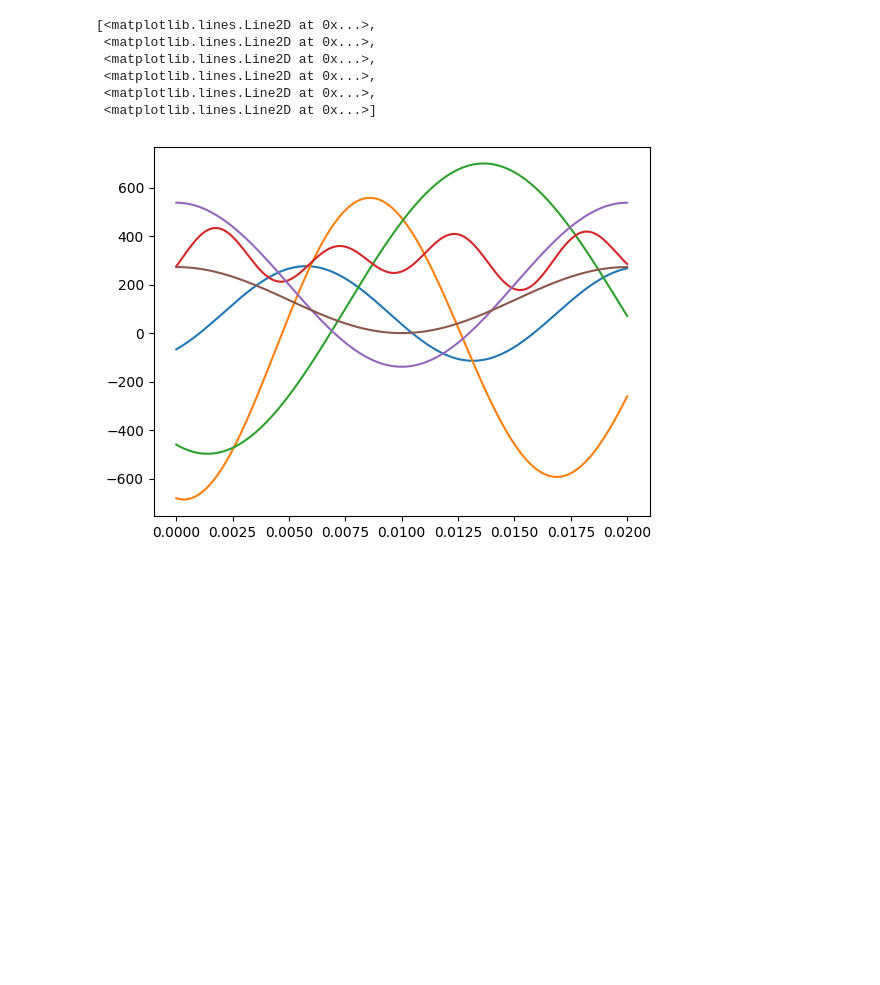
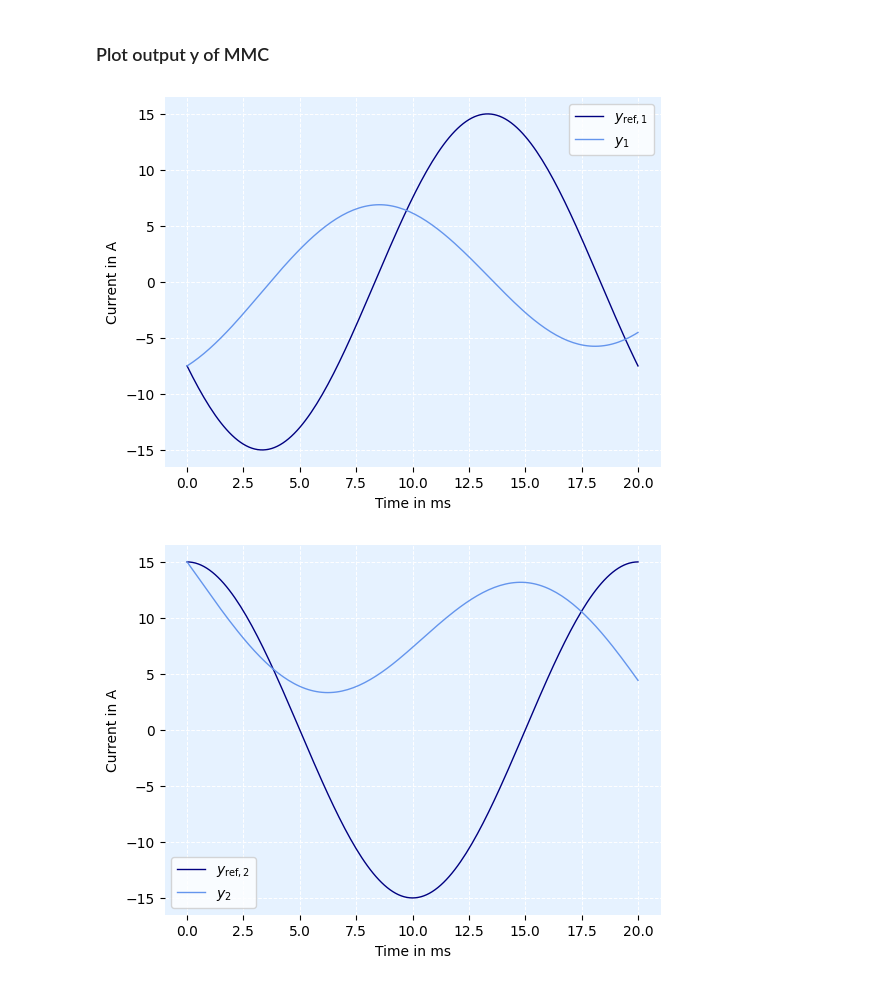
Before and after one commit to skeilbach/MathSEE, a Jupyter notebook: test_notebook.ipynb, the cells around one changed output. Cells and saved outputs as stored; diff of their text form; code cells hidden in the pictures; blank space fills up the shorter version.

Commit message:
Finished modeling and added images

```diff
--- a/test_notebook.ipynb
+++ b/test_notebook.ipynb
@@ -277,10 +211,40 @@ plt.legend()
-# %%
-plt.plot(t_eval,[control_vector(t,p_optimised) for t in t_eval])
-# %% [output]
-[<matplotlib.lines.Line2D at 0x...>,
- <matplotlib.lines.Line2D at 0x...>,
- <matplotlib.lines.Line2D at 0x...>,
- <matplotlib.lines.Line2D at 0x...>,
- <matplotlib.lines.Line2D at 0x...>,
- <matplotlib.lines.Line2D at 0x...>]
-[figure, removed]
+# %% [markdown]
+### Plot output y of MMC
+# %%
+#save optimised parameters
+p_optimised = p_result.x
+#print(p_optimised)
+
+#Compare y calculated with control vector with optimised parameters to y_ref
+y_sol_optimised_p = y_sol(p=p_optimised,x0=x_tilde0,A_tilde=A,B_tilde=B,F_tilde=F,T=T,omega_AC=omega,U_AC=U_AC,U_DC=U_DC)
+#print(y_sol_optimised_p)
+
+#Plot solution
+for i in range(3):
+    fig,ax = plt.subplots()
+    ax.plot(t_eval*1e3,[y_reference(t,I_AC=I_AC,omega_AC=omega)[i] for t in t_eval],color="navy",linewidth=1,label=r"$y_{{\text{{ref}},{}}}$".format(i+1))
+    #ax.scatter(t_eval,[y_reference(t,I_AC=I_AC,omega_AC=omega)[i] for t in t_eval],edgecolor="navy",s=5)
+    ax.plot(t_eval*1e3,y_sol_optimised_p[i],color="cornflowerblue",linewidth=1,label=r"$y_{}$".format(i+1))
+    #ax.scatter(t_eval,y_sol_optimised_p[i],edgecolor="cornflowerblue",s=5)
+
+    ax.legend()
+
+    # Customize x-axis ticks to use scientific notation with 10^
+    ticks = ax.get_xticks()  # Get current x ticks
+
+    #ax.ticklabel_format(axis="x",style="sci",scilimits=(0,0))
+
+    # Optionally add axis labels and a title
+    ax.set_xlabel('Time in ms')  # Replace with your actual x-axis label
+    ax.set_ylabel('Current in A')  # Replace with your actual y-axis label
+
+    ax.set_facecolor('#e6f2ff')
+    ax.grid(True, color='white', linestyle='--', linewidth=0.7)  # Lighter grid lines
+    # Remove the outer boxes (spines)
+    for spine in ax.spines.values():
+        spine.set_visible(False)
+    plt.show()
+    plt.close()
+# %% [output]
+[figure, added]
+[figure, added]
```
Also changed, not shown: parts of 10 cells of this notebook, 5 other files.
